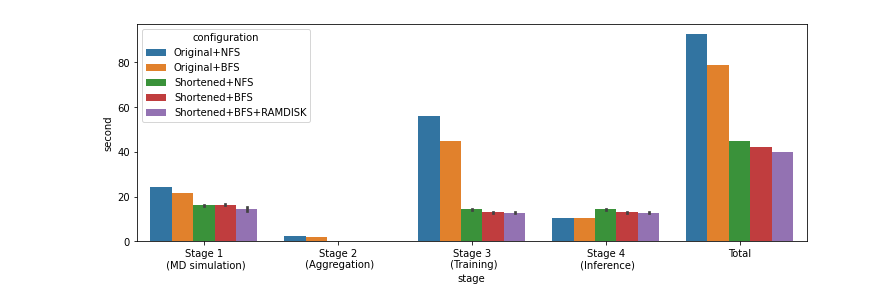
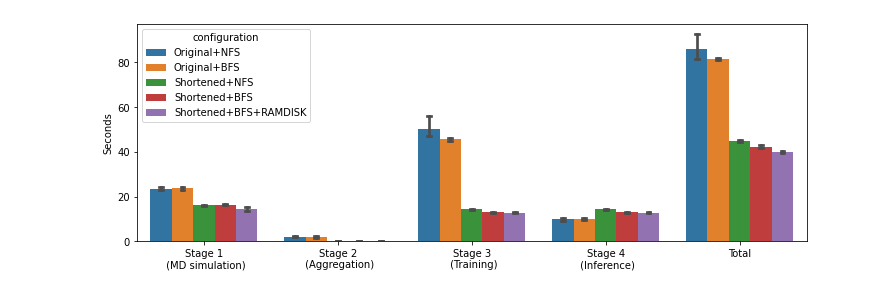
Before and after one commit to lukemartinlogan/deepdrivemd_pnnl, a Jupyter notebook: paper/deepdrivemd-comparison-with-seaborn.ipynb, the cells around one changed output. Cells and saved outputs as stored; diff of their text form; code cells hidden in the pictures.

Commit message:
barplot with errorbars

```diff
--- a/paper/deepdrivemd-comparison-with-seaborn.ipynb
+++ b/paper/deepdrivemd-comparison-with-seaborn.ipynb
@@ -111,7 +134,13 @@ df__
-# %%
-for i in column:
-    total_ = df__[df__['configuration']==i].value.sum()
-    if i[0:8] == "Original":
-        df__.loc[len(df__)] = [i, 'Total', total_]
-    else:
-        df__.loc[len(df__)] = [i, 'Total', total_/3]
+# %%
+ret = []
+for i in column:
+    cnt = 0
+    total_ = 0
+    for k, v in df__[df__['configuration']==i].iterrows():
+        cnt += 1
+        total_ += v['value']
+        if cnt == 4:
+            tmp = [i, 'Total', total_]
+            ret.append(tmp)
+            cnt = 0
+            total_ = 0
@@ -117,0 +165,3 @@ for i in column:
+# %%
+df_ = pd.DataFrame(ret, columns=['configuration', 'stage', 'value'])
+df_
@@ -117,0 +185,2 @@ for i in column:
+# %%
+df_all = pd.concat([df__, df_], ignore_index=True)
@@ -118,10 +207,12 @@ for i in column:
 # %%
 plt.figure(figsize=(12,4))
-ax = sns.barplot(df__, x='stage', y='value', hue='configuration')
-ax.set(ylabel='second')
+ax = sns.barplot(df_all, x='stage', y='value', hue='configuration',
+                 capsize=.029,
+                 errcolor='.3')
+ax.set(ylabel='Seconds', xlabel='')
 plt.show()
 # %% [output]
-[figure, old version]
+[figure, new version]
 # %%
 fig = ax.get_figure()
 fig.savefig("ddmd_configurations_comparison.pdf")
```
Also changed, not shown: parts of 8 cells of this notebook.
